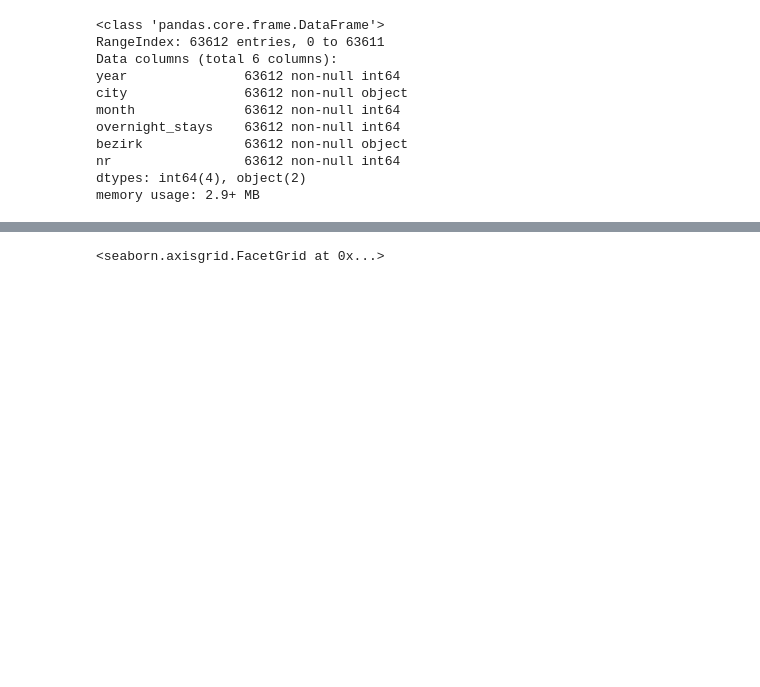
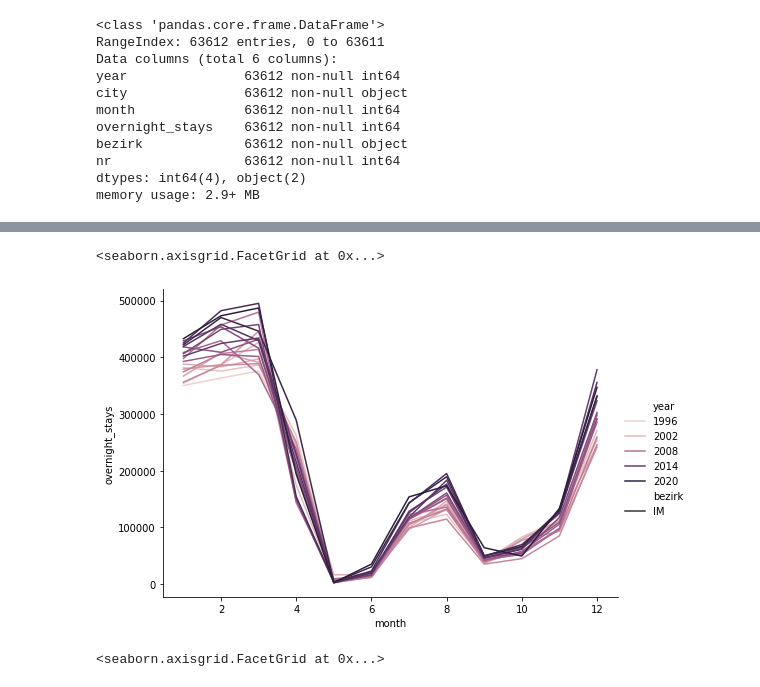
Before and after one commit to thomashon/tourism-analysis-tyrol, a Jupyter notebook: 3-analyses.ipynb, the cells around one changed output, grey strips where cells are left out. Saved outputs shown, nothing was run; the diff lists cells and outputs as text; code cells hidden in the pictures; blank space fills up the shorter version.

```diff
--- a/3-analyses.ipynb
+++ b/3-analyses.ipynb
@@ -47,3 +52,13 @@ sns.relplot('month', 'overnight_stays',
+# %%
+sns.relplot('month', 'overnight_stays',
+            data=df[(df.city=='Sölden')],
+            kind='line',
+            hue='year',
+            style='bezirk',
+           aspect=1.5)
+# %% [output]
+<seaborn.axisgrid.FacetGrid at 0x...>
+[figure, added]
 # %%
 sns.catplot('month', 'overnight_stays', data=df[df.year==2018], hue='bezirk', kind='swarm')
 # %% [output]
```
Also changed, not shown: parts of 7 cells of this notebook.
